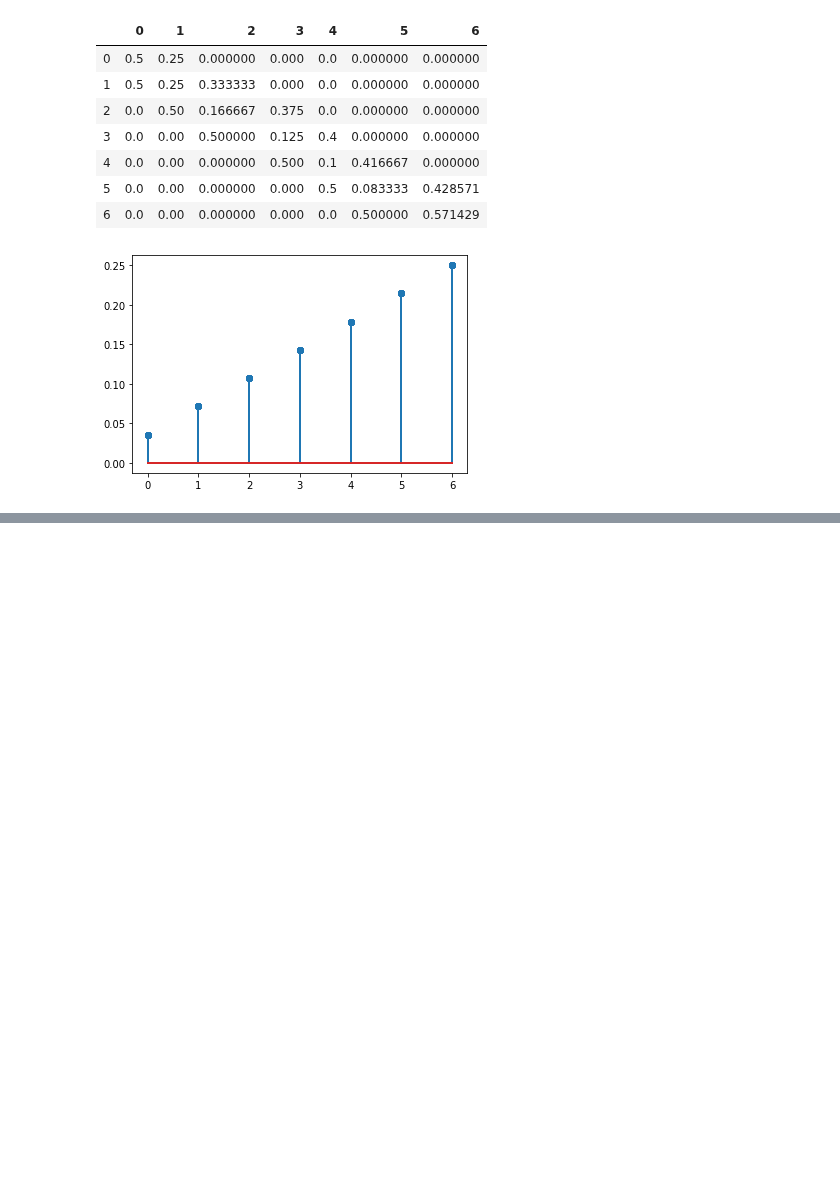
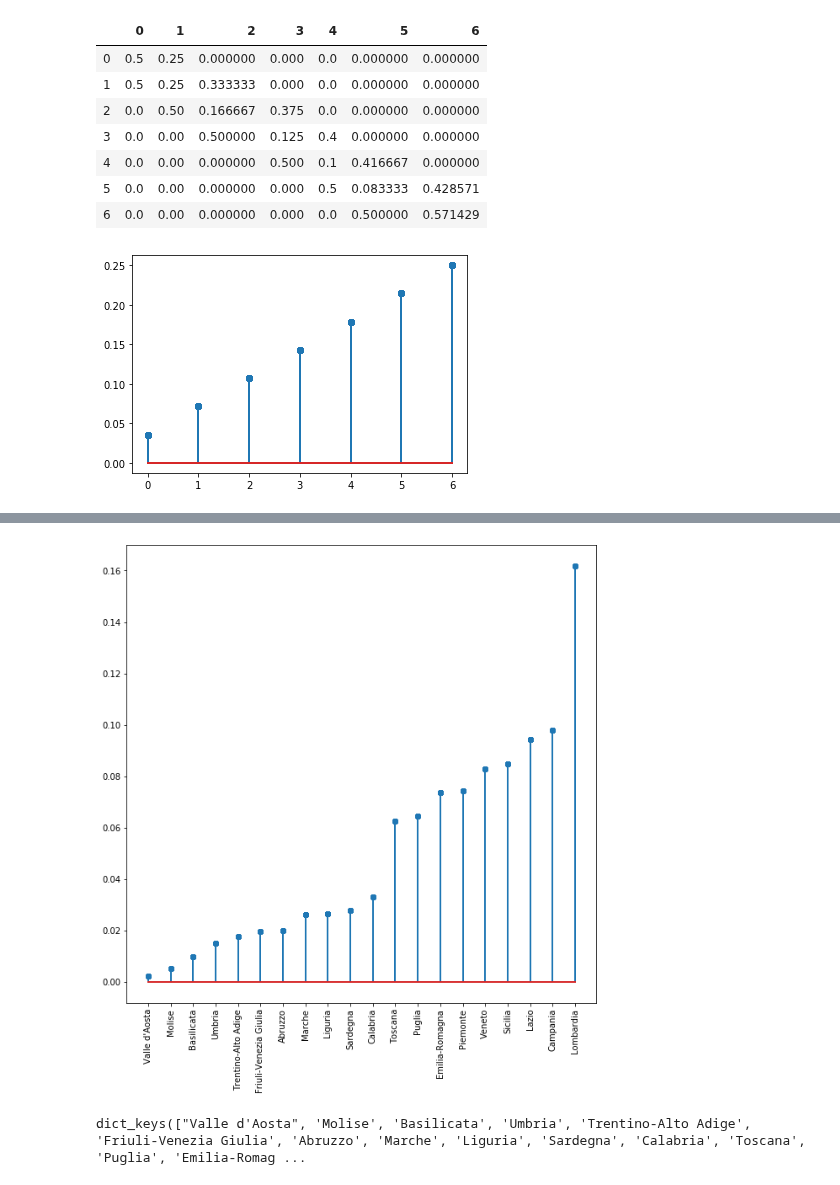
Before and after one commit to maxdevblock/covid-19-italy, a Jupyter notebook: OLD/accadere/matrix.ipynb, the cells around one changed output, grey strips where cells are left out. Drawn from its saved outputs; the diff is of its cells as text; code cells hidden in the pictures; blank space fills up the shorter version.

Commit message:
regioni matrix

```diff
--- a/OLD/accadere/matrix.ipynb
+++ b/OLD/accadere/matrix.ipynb
@@ -317,0 +337,2 @@ for x in range(7):
+# %%
+regioni = {k: v for k, v in sorted(regioni.items(), key=lambda item: item[1])}
@@ -317,0 +343,19 @@ for x in range(7):
+# %%
+def from_prob_reg(r, c, s):
+    if r == c:
+        if not r:
+            return 1 - .5
+        if r == s-1:
+            return 1 - .5*(regioni[list(regioni.keys())[c-1]])/regioni[list(regioni.keys())[r]]
+        return 1 - .5 - .5*(regioni[list(regioni.keys())[c-1]])/regioni[list(regioni.keys())[r]]
+    if c == r-1:
+        return .5
+    if c == r+1:
+        return .5 * regioni[list(regioni.keys())[r]]/regioni[list(regioni.keys())[c]]
+    return 0
+# %%
+trans_reg = np.zeros((20,20))
+# %%
+for r in range(20):
+    for c in range(20):
+        trans_reg[r,c] = from_prob_reg(r,c,20)
@@ -317,0 +382,17 @@ for x in range(7):
+# %%
+fig, ax = plt.subplots(figsize=(10,10))
+for x in range(20):
+    d = np.zeros(20)
+    d[x] = 1
+    for i in range(1000):
+        d = trans_reg @ d
+    ax.stem(d, use_line_collection=True)
+plt.xticks(np.arange(20), regioni.keys(), rotation=90)
+fig.set_facecolor('w')
+plt.show();
+# %% [output]
+[figure, added]
+# %%
+regioni.keys()
+# %% [output]
+dict_keys(["Valle d'Aosta", 'Molise', 'Basilicata', 'Umbria', 'Trentino-Alto Adige', 'Friuli-Venezia Giulia', 'Abruzzo', 'Marche', 'Liguria', 'Sardegna', 'Calabria', 'Toscana', 'Puglia', 'Emilia-Romag ...
```
Also changed, not shown: parts of 5 cells of this notebook.
